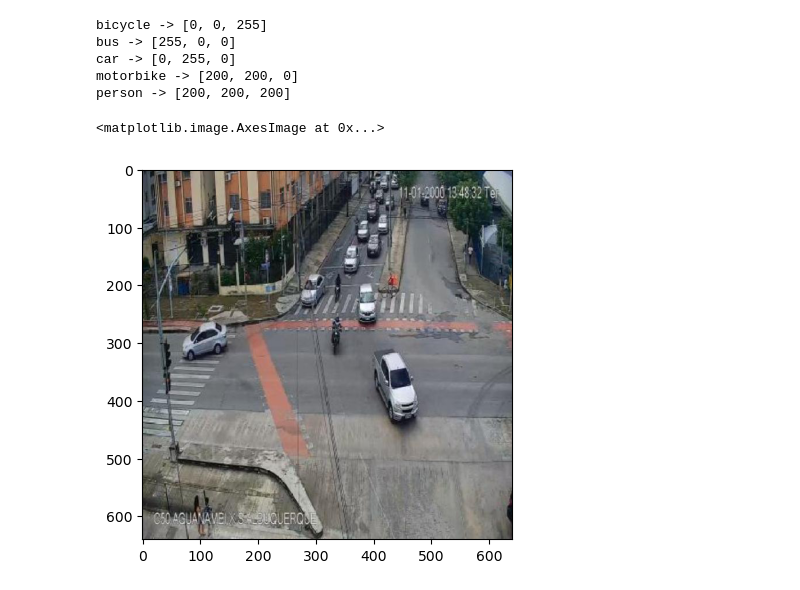
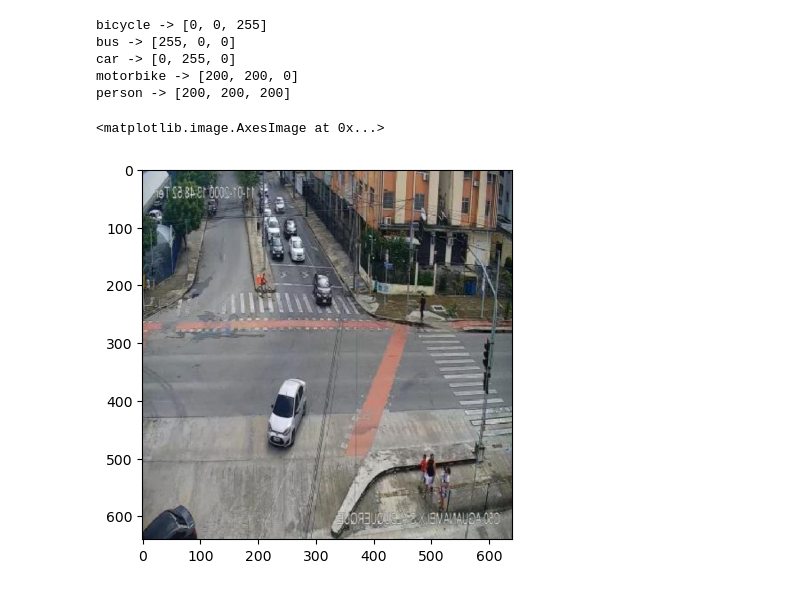
Before and after one commit to AsimWattoo/Traffic_Object_Detection_TensorFlow, a Jupyter notebook: RCNN.ipynb, the cells around one changed output. Drawn from its saved outputs; the diff is of its cells as text; code cells hidden in the pictures.

```diff
--- a/RCNN.ipynb
+++ b/RCNN.ipynb
@@ -464,11 +498,11 @@ car -> [0, 255, 0]
 motorbike -> [200, 200, 0]
 person -> [200, 200, 200]
 # %%
-img_index = 22
+img_index = 23
 image, object_coords = load_image(test_folder, test_images, test_labels, img_index)
 plt.imshow(image)
 # %% [output]
 <matplotlib.image.AxesImage at 0x...>
-[figure, old version]
+[figure, new version]
 # %%
 region_ratios = [[1, 1], [2, 1]]
```
Also changed, not shown: parts of 16 cells of this notebook.
